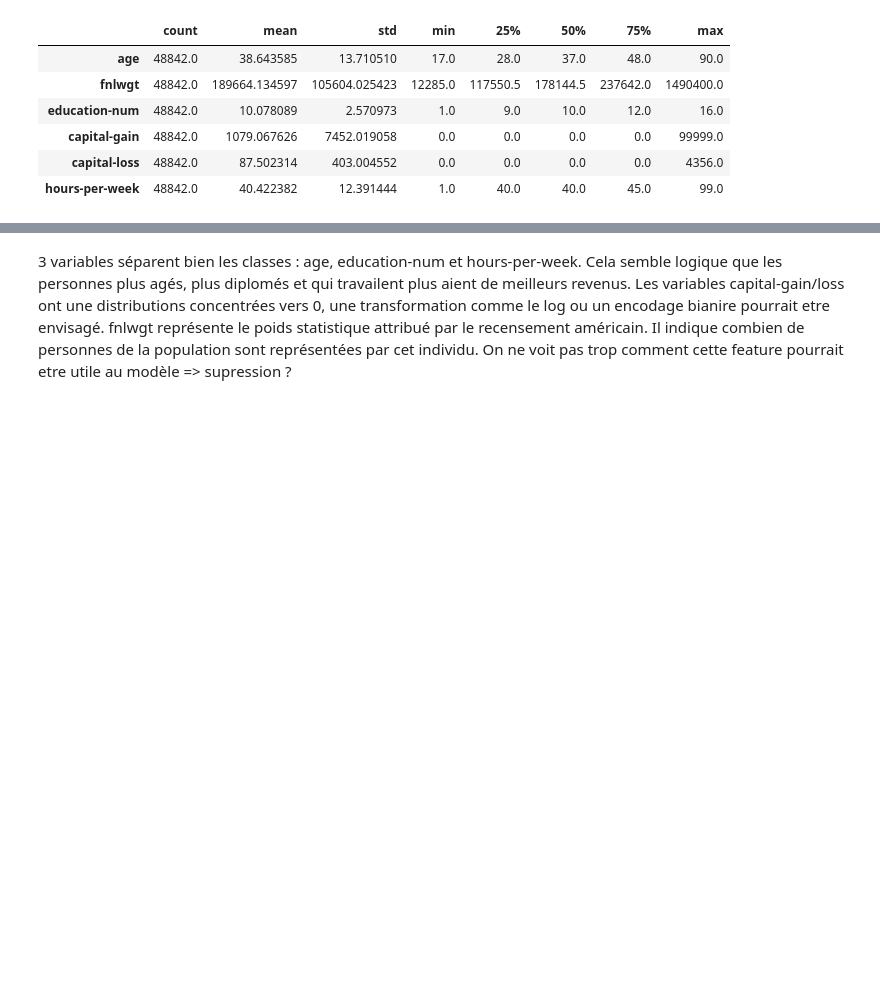
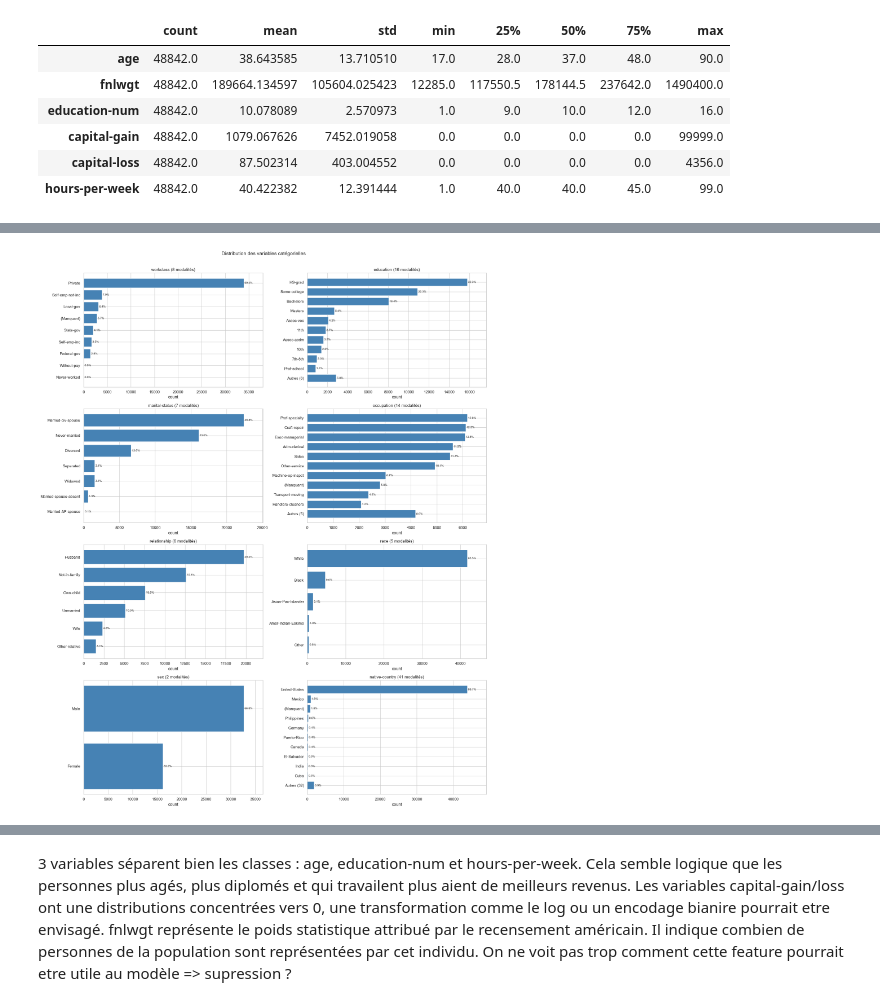
Before and after one commit to Madianou/UCI-Classification-model-project-, a Jupyter notebook: notebooks/eda.ipynb, the cells around one changed output, grey strips where cells are left out. Cells and saved outputs as stored; diff of their text form; code cells hidden in the pictures; blank space fills up the shorter version.

Commit message:
feat: enhance univariate analysis

```diff
--- a/notebooks/eda.ipynb
+++ b/notebooks/eda.ipynb
@@ -181,0 +313,4 @@ On peut observer des valeurs potentiellement abberantes pour la feature hours-pe
+# %%
+eda.plot_categorical_univariate(); plt.show()
+# %% [output]
+[figure, added]
```
Also changed, not shown: parts of 41 cells of this notebook, 3 other files.
